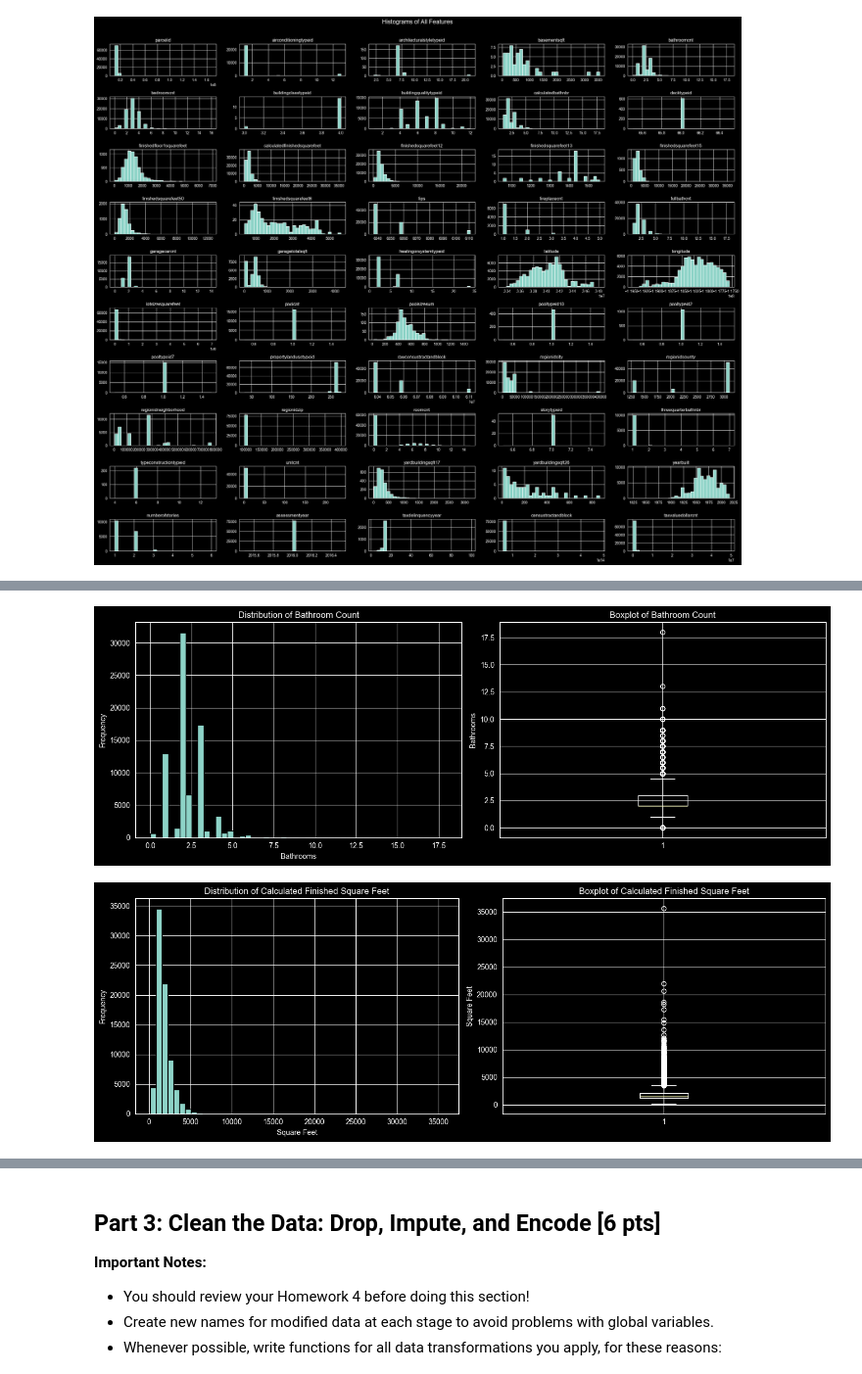
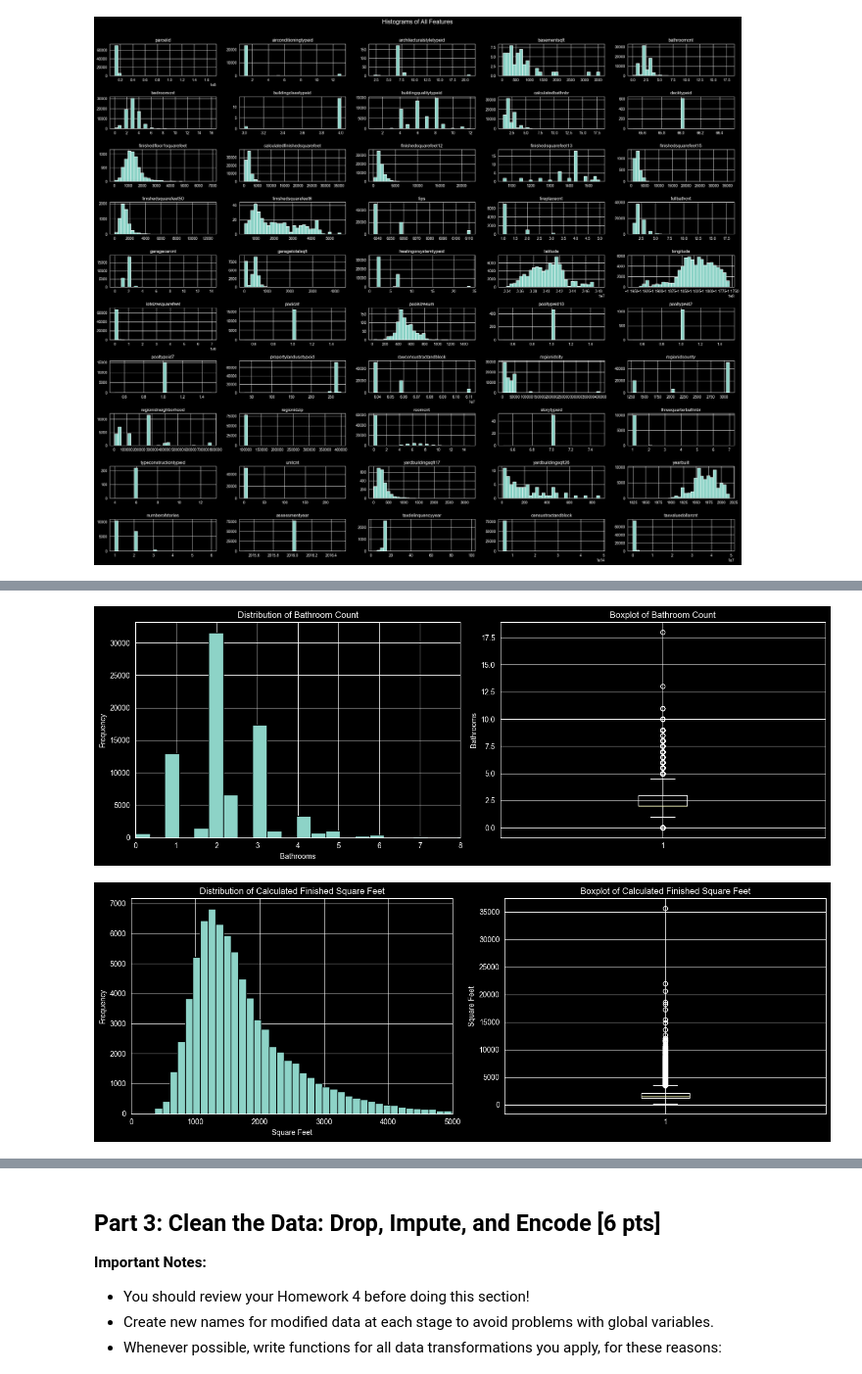
Before and after one commit to reynolkb-bu/Module-3-Assignments, a Jupyter notebook: Milestone_01.ipynb, the cells around one changed output, grey strips where cells are left out. Shown at 98% size. Cells and saved outputs as stored; diff of their text form; code cells hidden in the pictures.

```diff
--- a/Milestone_01.ipynb
+++ b/Milestone_01.ipynb
@@ -322,6 +324,7 @@ axes[0].hist(df['bathroomcnt'].dropna(), bins=50, edgecolor='black')
 axes[0].set_title('Distribution of Bathroom Count')
 axes[0].set_xlabel('Bathrooms')
 axes[0].set_ylabel('Frequency')
+axes[0].set_xlim(0, 8)
 
 axes[1].boxplot(df['bathroomcnt'].dropna(), vert=True)
 axes[1].set_title('Boxplot of Bathroom Count')
@@ -330,24 +333,25 @@ axes[1].set_ylabel('Bathrooms')
 plt.tight_layout()
 plt.show()
 # %% [output]
-[figure, old version]
+[figure, new version]
 # %%
-# Feature 4: calculatedfinishedsquarefeet - likely strong predictor of home value
+ # Feature 4: calculatedfinishedsquarefeet - likely strong predictor of home value
 fig, axes = plt.subplots(1, 2, figsize=(14, 5))
 
-axes[0].hist(df['calculatedfinishedsquarefeet'].dropna(), bins=50, edgecolor='black')
+axes[0].hist(df['calculatedfinishedsquarefeet'].dropna(), bins=300, edgecolor='black')
 axes[0].set_title('Distribution of Calculated Finished Square Feet')
 axes[0].set_xlabel('Square Feet')
 axes[0].set_ylabel('Frequency')
+axes[0].set_xlim(0, 5_000)
 
 axes[1].boxplot(df['calculatedfinishedsquarefeet'].dropna(), vert=True)
 axes[1].set_title('Boxplot of Calculated Finished Square Feet')
 axes[1].set_ylabel('Square Feet')
 
 plt.tight_layout()
 plt.show()
 # %% [output]
-[figure, old version]
+[figure, new version]
 # %% [markdown]
 #### **2.B Discussion:** Describe in a paragraph what you learned in your detailed examination of the features you explored:
 - What is the distribution (normal, exponential, etc.) if any?
```
Also changed, not shown: parts of 3 cells of this notebook.
